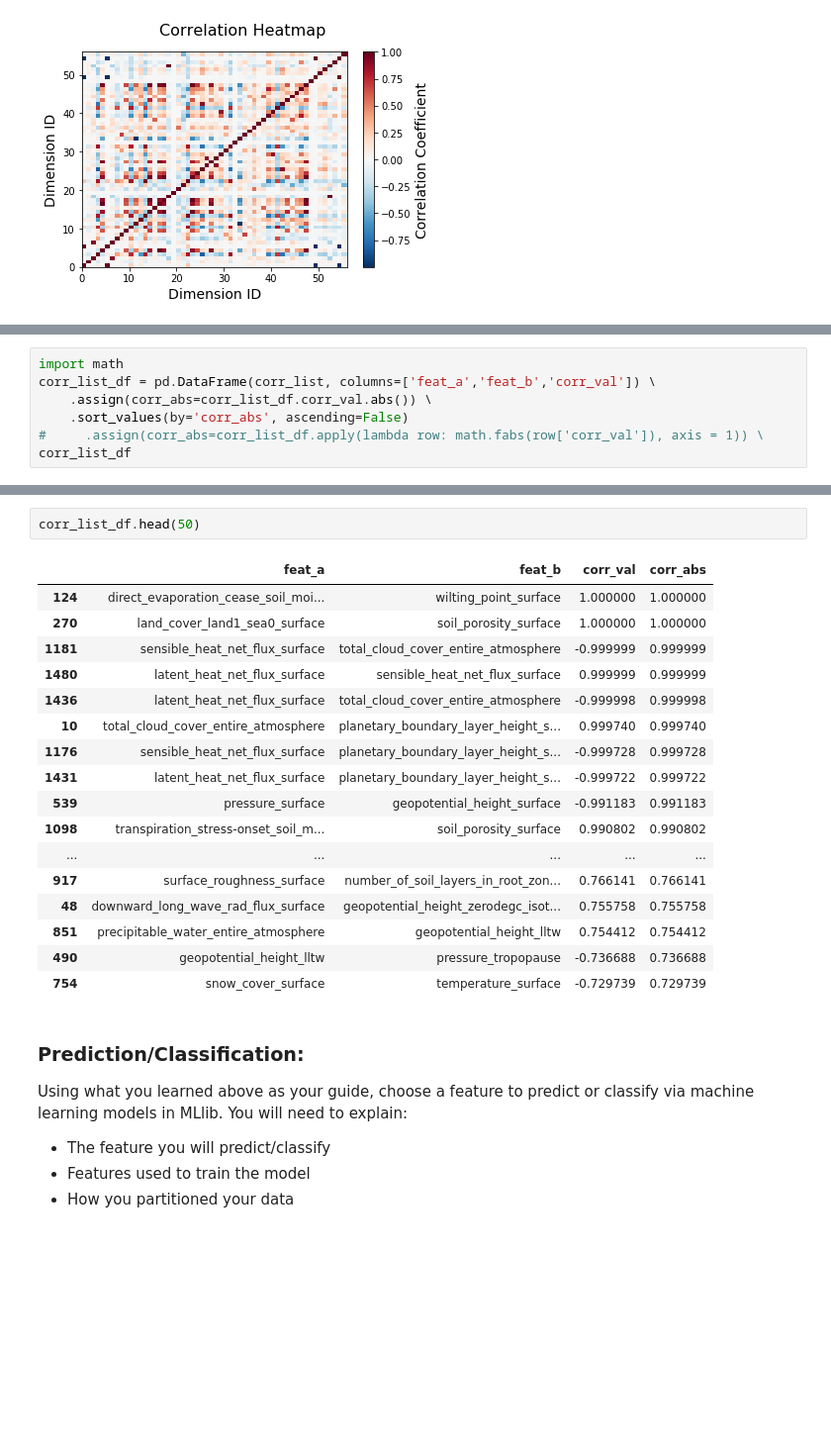
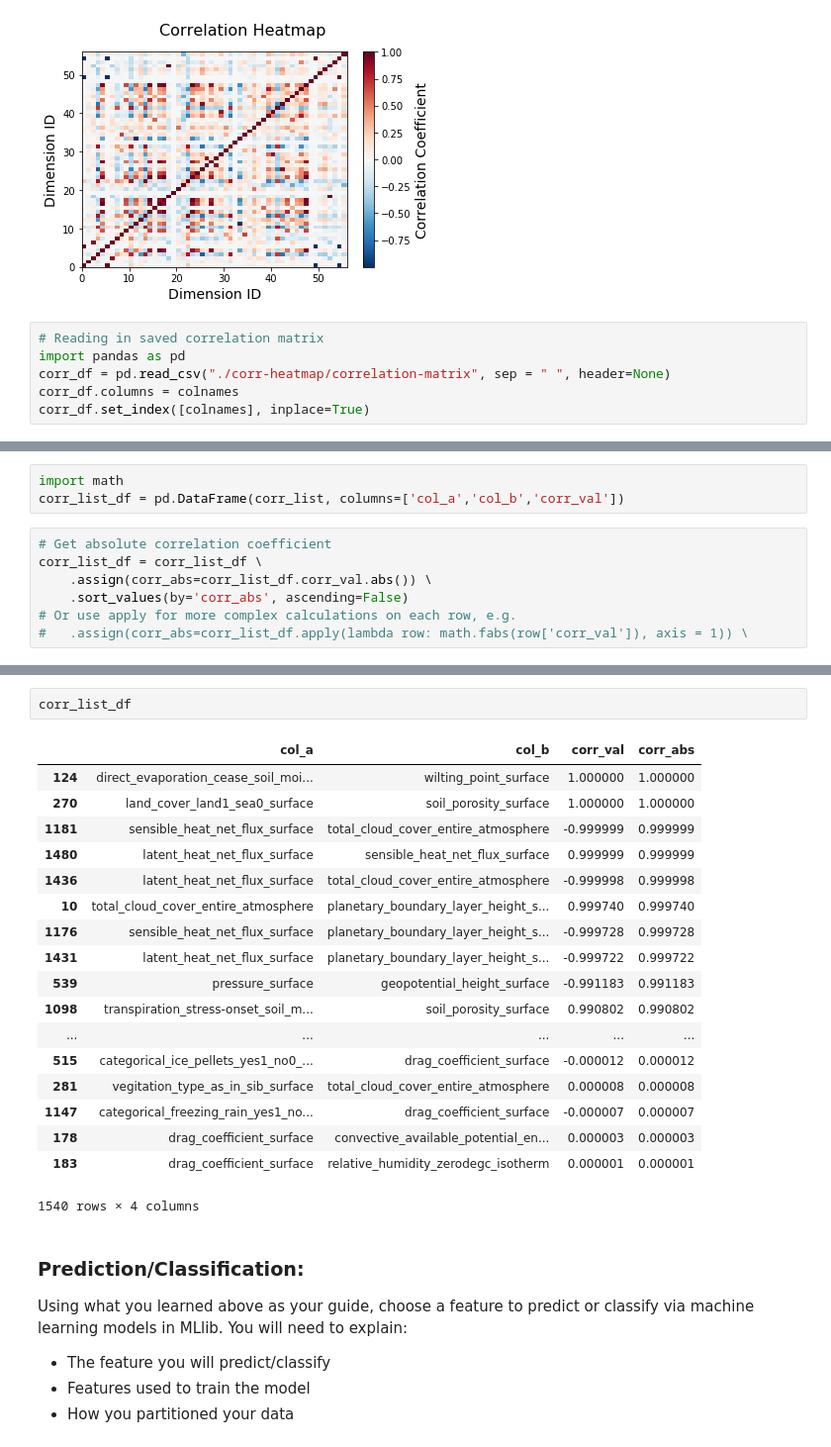
Before and after one commit to gordongli/reddit-spark-analysis, a Jupyter notebook: NAM.ipynb, the cells around one changed output, grey strips where cells are left out. Shown at 99% size. Saved outputs shown, nothing was run; the diff lists cells and outputs as text; blank space fills up the shorter version.

```diff
--- a/NAM.ipynb
+++ b/NAM.ipynb
@@ -624,4 +623,10 @@ corr_df.to_csv("./corr-heatmap/correlation-matrix", sep=" ", index=False, header
 %run ./corr-heatmap/plot.py ./corr-heatmap/correlation-matrix
 # %% [output]
 [figure]
+# %%
+# Reading in saved correlation matrix
+import pandas as pd
+corr_df = pd.read_csv("./corr-heatmap/correlation-matrix", sep = " ", header=None)
+corr_df.columns = colnames
+corr_df.set_index([colnames], inplace=True)
 # %%
@@ -632,7 +659,10 @@ for c in range(len(corr_df)):
+# %%
+import math
+corr_list_df = pd.DataFrame(corr_list, columns=['col_a','col_b','corr_val'])
 # %%
-import math
-corr_list_df = pd.DataFrame(corr_list, columns=['feat_a','feat_b','corr_val']) \
+# Get absolute correlation coefficient
+corr_list_df = corr_list_df \
     .assign(corr_abs=corr_list_df.corr_val.abs()) \
     .sort_values(by='corr_abs', ascending=False)
-#     .assign(corr_abs=corr_list_df.apply(lambda row: math.fabs(row['corr_val']), axis = 1)) \
-corr_list_df
+# Or use apply for more complex calculations on each row, e.g.
+#   .assign(corr_abs=corr_list_df.apply(lambda row: math.fabs(row['corr_val']), axis = 1)) \
@@ -658,7 +695,7 @@ corr_list_df
 # %%
-corr_list_df.head(50)
+corr_list_df
 # %% [output]
-|  | feat_a | feat_b | corr_val | corr_abs |
+|  | col_a | col_b | corr_val | corr_abs |
 | 124 | direct_evaporation_cease_soil_moi... | wilting_point_surface | 1.000000 | 1.000000 |
 | 270 | land_cover_land1_sea0_surface | soil_porosity_surface | 1.000000 | 1.000000 |
 | 1181 | sensible_heat_net_flux_surface | total_cloud_cover_entire_atmosphere | -0.999999 | 0.999999 |
@@ -670,11 +707,12 @@ corr_list_df.head(50)
 | 539 | pressure_surface | geopotential_height_surface | -0.991183 | 0.991183 |
 | 1098 | transpiration_stress-onset_soil_m... | soil_porosity_surface | 0.990802 | 0.990802 |
 | ... | ... | ... | ... | ... |
-| 917 | surface_roughness_surface | number_of_soil_layers_in_root_zon... | 0.766141 | 0.766141 |
-| 48 | downward_long_wave_rad_flux_surface | geopotential_height_zerodegc_isot... | 0.755758 | 0.755758 |
-| 851 | precipitable_water_entire_atmosphere | geopotential_height_lltw | 0.754412 | 0.754412 |
-| 490 | geopotential_height_lltw | pressure_tropopause | -0.736688 | 0.736688 |
-| 754 | snow_cover_surface | temperature_surface | -0.729739 | 0.729739 |
+| 515 | categorical_ice_pellets_yes1_no0_... | drag_coefficient_surface | -0.000012 | 0.000012 |
+| 281 | vegitation_type_as_in_sib_surface | total_cloud_cover_entire_atmosphere | 0.000008 | 0.000008 |
+| 1147 | categorical_freezing_rain_yes1_no... | drag_coefficient_surface | -0.000007 | 0.000007 |
+| 178 | drag_coefficient_surface | convective_available_potential_en... | 0.000003 | 0.000003 |
+| 183 | drag_coefficient_surface | relative_humidity_zerodegc_isotherm | 0.000001 | 0.000001 |
+1540 rows × 4 columns
 # %% [markdown]
 ### Prediction/Classification:
 
```
Also changed, not shown: parts of 16 cells of this notebook.
